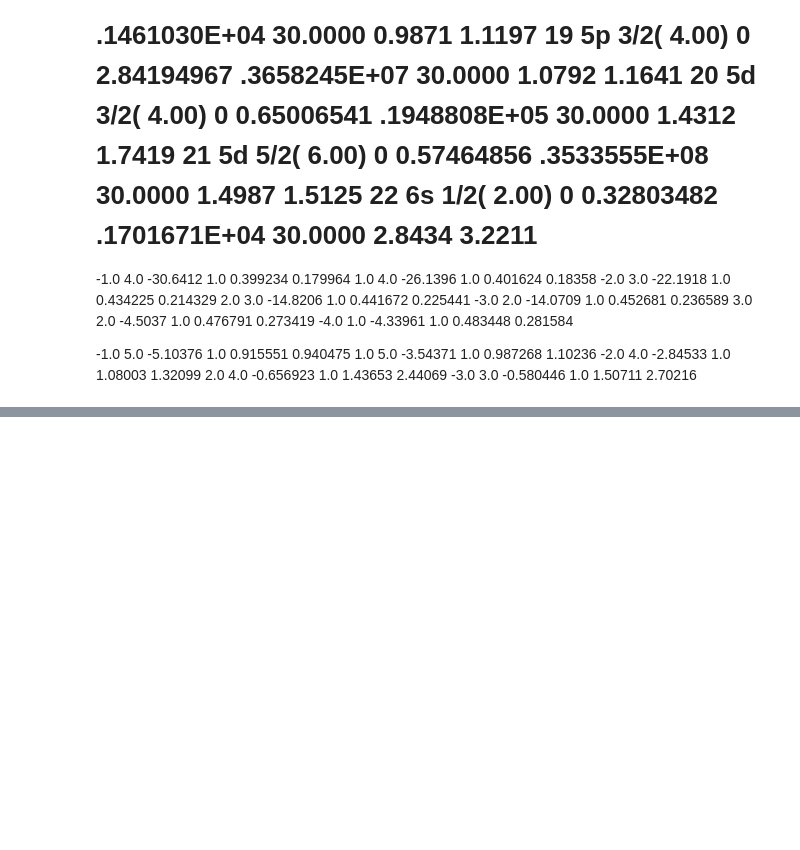
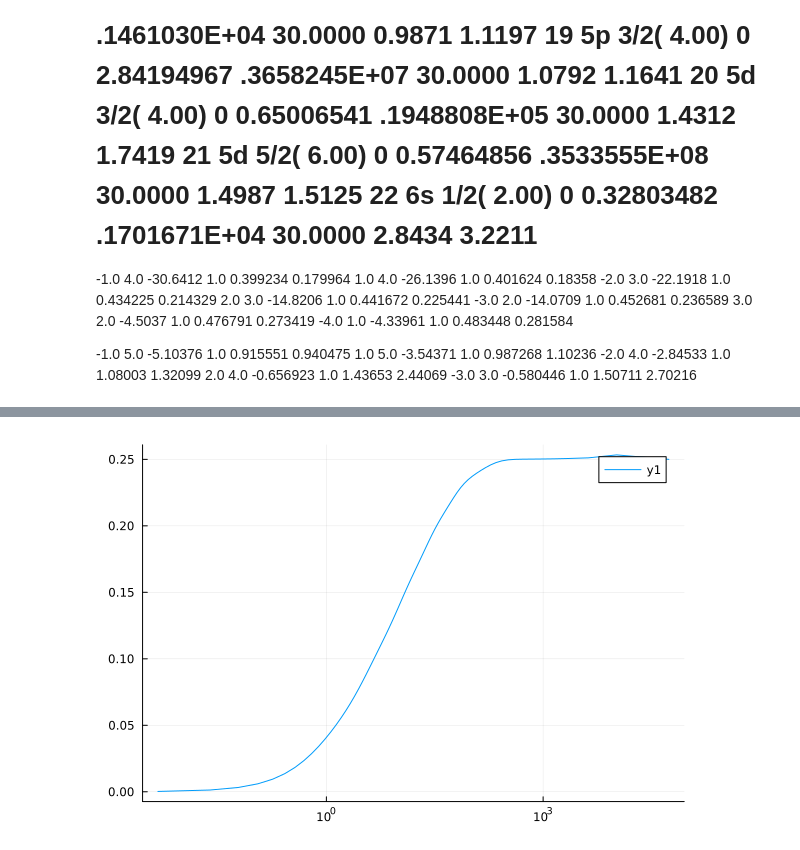
Before and after one commit to jeral2007/hfd_julia, a Jupyter notebook: mercury.ipynb, the cells around one changed output, grey strips where cells are left out. Cells and saved outputs as stored; diff of their text form; code cells hidden in the pictures; blank space fills up the shorter version.

```diff
--- a/mercury.ipynb
+++ b/mercury.ipynb
@@ -24,14 +25,15 @@ occ = Dict(
 #            1 => [2],
 #            -2 => [4])
 #occ = Dict(-1 => [2])
-N, Nprec=120, 250
-grid = hfd_funcs.leg_rat_grid(N, 1e0)
+N, Nprec=70, 250
+Z= 80e0
+grid = hfd_funcs.leg_rat_grid(N, 0.1Z)
 grid_prec = hfd_funcs.leg_exp_grid(Nprec, grid.xs[end])
-cpars = hfd_funcs.CalcParams(80., length(grid.xs))
+cpars = hfd_funcs.HfdTypes.CalcParams(80., length(grid.xs))
 cpars_prec = hfd_funcs.CalcParams(80., length(grid_prec.xs))
 @show(N=length(grid.xs))
 occ_block, ztot = hfd_funcs.from_dict(occ, Float64, N)
 println("Ztot=$ztot")
 @time hfd_funcs.hcore_calc!(cpars, grid, occ_block)
-@time hs = hfd_funcs.sc_coul_calc!(cpars, grid, occ_block; tol=1e-5, dump=0.5, maxiter=30);
+@time hs = hfd_funcs.sc_coul_calc!(cpars, grid, occ_block; tol=1e-8, dump=0.5, maxiter=30);
 # %% [output]
@@ -536,0 +478,13 @@ julia> div(5, 2, RoundNearest)
+# %%
+include("inverse_iter.jl")
+kmax = 30
+green_funcs = zeros(eltype(grid.xs), cpars.N, cpars.N, kmax+1)
+@time for kk=0:kmax
+    green_funcs[:, :, kk+1] .= hfd_funcs.HfdTypes.potk_mat(grid, kk)
+end
+occ_without_s = hfd_funcs.sh_blk_new_grid(cpars, grid, grid, occ_block)
+msk = abs.(occ_without_s.ks) .== 1 #.&& (occ_without_s.inds .== 2)
+occ_without_s.vecs[:, .!msk] .= 0e0
+pqs = reshape(occ_without_s.vecs, cpars.N, 2, :)
+#@views pqs .*= (1 .- exp.(-2e0 .* grid.xs./grid.xs[1]))
+cpot = RadInts.coulpot_func(cpars, grid, occ_without_s;green_funcs=green_funcs)
@@ -536,0 +511,5 @@ julia> div(5, 2, RoundNearest)
+# %%
+green_funcs[:, :, end]
+plot(grid.xs, cpot; xaxis=:log)
+# %% [output]
+[figure, added]
```
Also changed, not shown: parts of 8 cells of this notebook, 4 other files.
